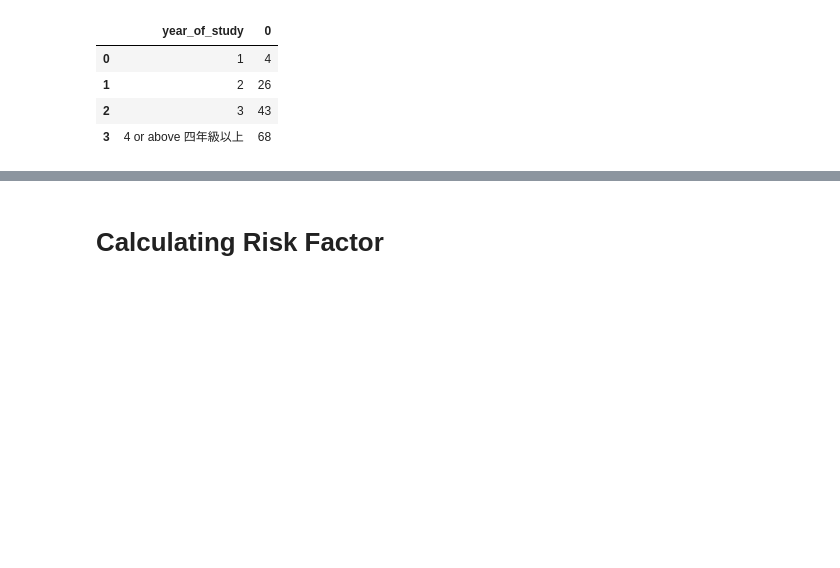
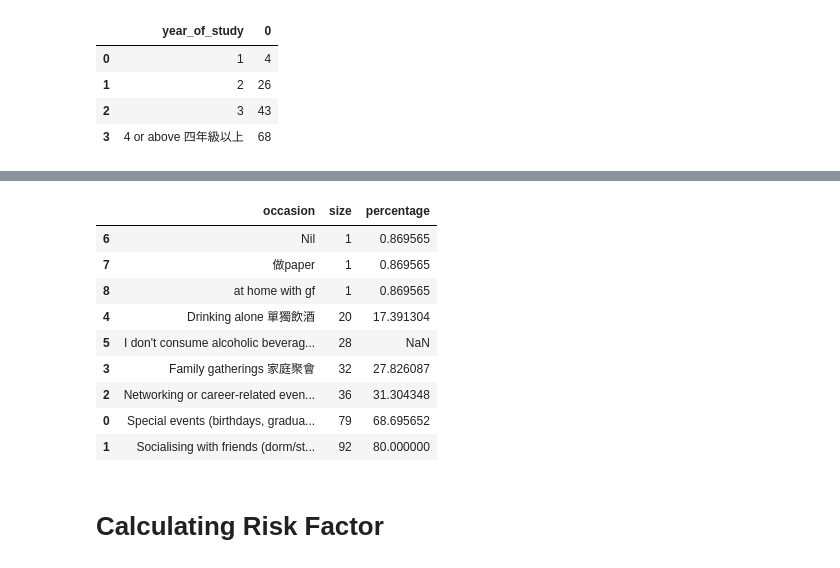
Before and after one commit to nicktanryo/gecc-fyp, a Jupyter notebook: analysis.ipynb, the cells around one changed output, grey strips where cells are left out. Cells and saved outputs as stored; diff of their text form; code cells hidden in the pictures; blank space fills up the shorter version.

```diff
--- a/analysis.ipynb
+++ b/analysis.ipynb
@@ -142,3 +193,39 @@ df.groupby("year_of_study").size().reset_index()
+# %%
+drinking_occasions = {}
+
+for index, record in df_quantified["drinking_occasion"].items():
+    occasions = record.split(";")
+
+    for occasion in occasions:
+        if occasion in drinking_occasions:
+            drinking_occasions[occasion] += 1
+        else:
+            drinking_occasions[occasion] = 1
+
+df_groupby_occasions = pd.DataFrame(list(drinking_occasions.items()))
+df_groupby_occasions.columns = ["occasion", "size"]
+df_groupby_occasions.sort_values("size", ascending=True, inplace=True)
+
+df_groupby_occasions["percentage"] = df_groupby_occasions["size"] / len(df_quantified.loc[
+    ~(df_quantified["drinking_occasion"] == "I don't consume alcoholic beverage 我不飲用含酒精的飲料")
+]) * 100
+
+df_groupby_occasions.loc[
+    df_groupby_occasions["occasion"] == "I don't consume alcoholic beverage 我不飲用含酒精的飲料", "percentage"
+] = np.nan
+
+df_groupby_occasions
+# %% [output]
+|  | occasion | size | percentage |
+| 6 | Nil | 1 | 0.869565 |
+| 7 | 做paper | 1 | 0.869565 |
+| 8 | at home with gf | 1 | 0.869565 |
+| 4 | Drinking alone 單獨飲酒 | 20 | 17.391304 |
+| 5 | I don't consume alcoholic beverag... | 28 | NaN |
+| 3 | Family gatherings 家庭聚會 | 32 | 27.826087 |
+| 2 | Networking or career-related even... | 36 | 31.304348 |
+| 0 | Special events (birthdays, gradua... | 79 | 68.695652 |
+| 1 | Socialising with friends (dorm/st... | 92 | 80.000000 |
 # %% [markdown]
 # Calculating Risk Factor
 # %%
```
Also changed, not shown: parts of 2 cells of this notebook.
